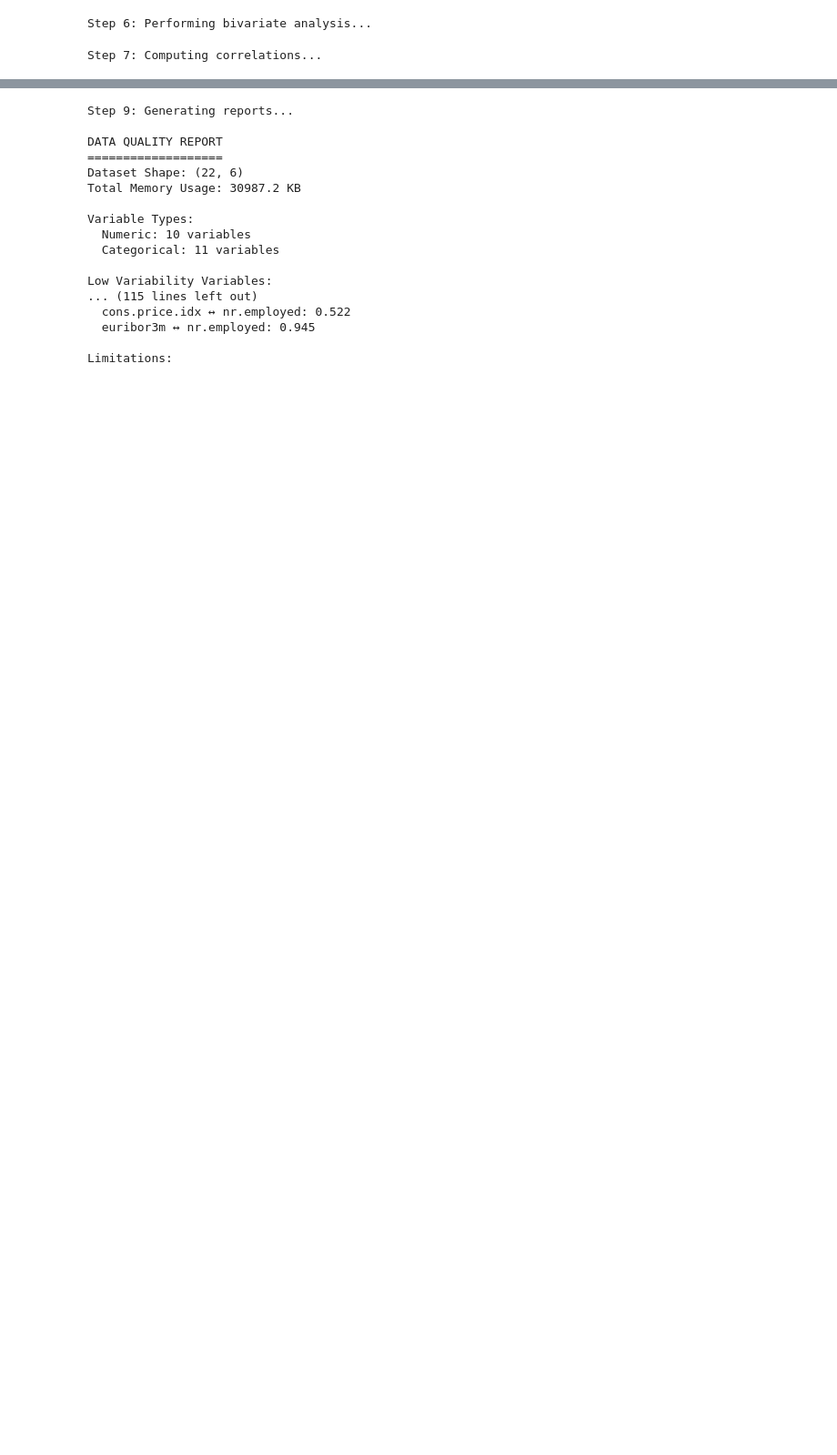
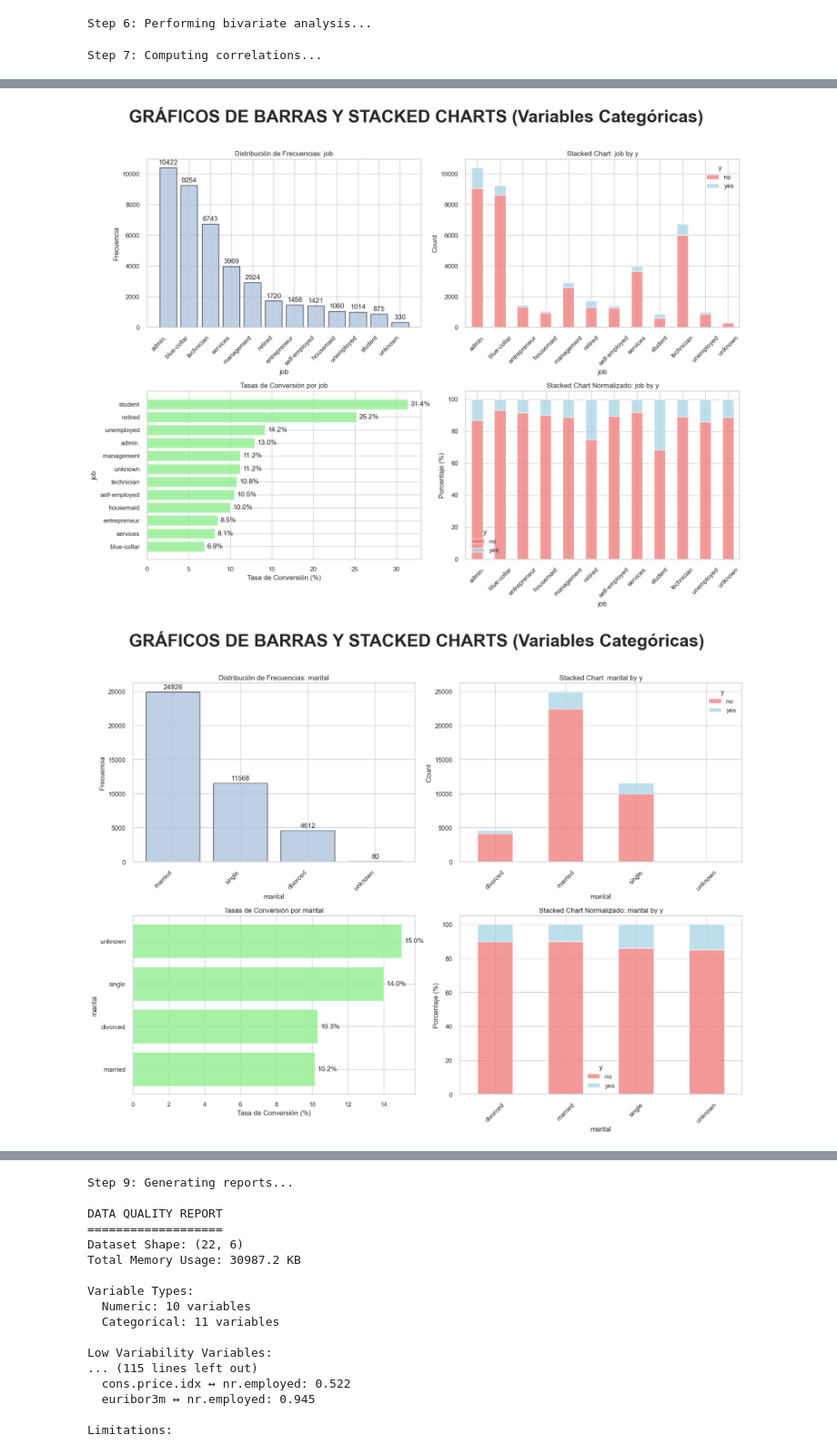
Before and after one commit to maxiplux/analisis-de-datos-final-project, a Jupyter notebook: Juan-Mosquera-Project.ipynb, the cells around one changed output, grey strips where cells are left out. Shown at 91% size. Saved outputs shown, nothing was run; the diff lists cells and outputs as text; code cells hidden in the pictures; blank space fills up the shorter version.

```diff
--- a/Juan-Mosquera-Project.ipynb
+++ b/Juan-Mosquera-Project.ipynb
@@ -378,3 +426,11 @@ Step 8: Creating all required visualization types...
 [figure]
 [figure]
 [figure]
+# %%
+#### Analisis General todas las variables categoricas.
+for current_category in categorical_analysis_general:
+    fig4 = create_categorical_bar_charts(df, current_category)
+plt.show()
+# %% [output]
+[figure, added]
+[figure, added]
```
Also changed, not shown: parts of 27 cells of this notebook, 7 other files.
